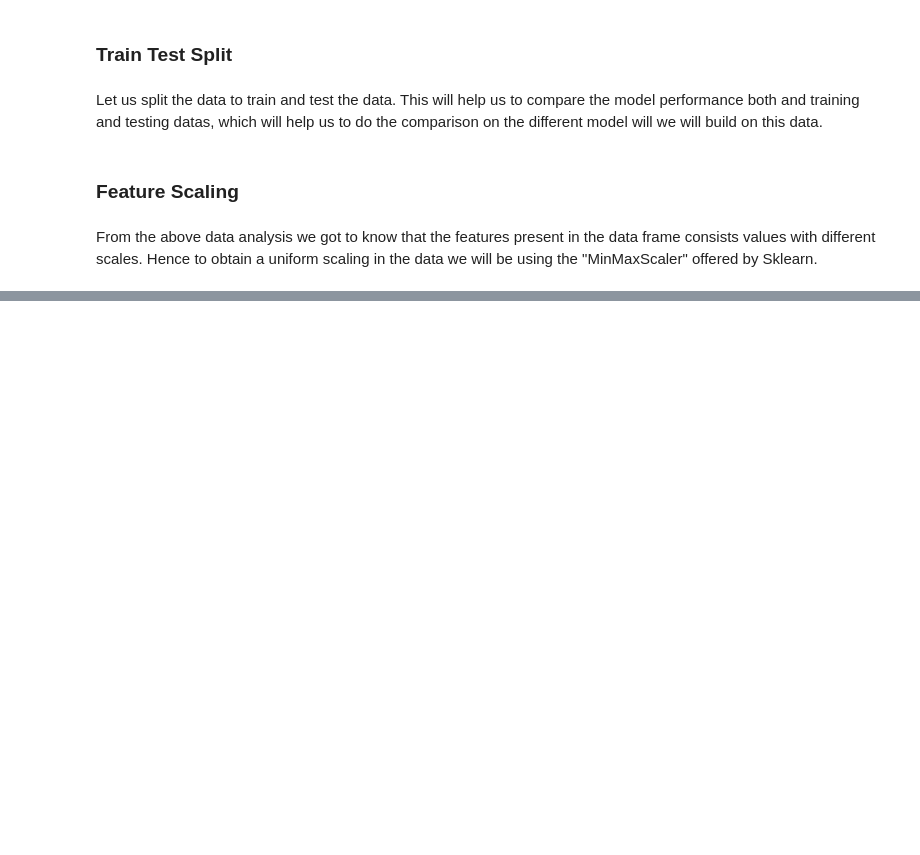
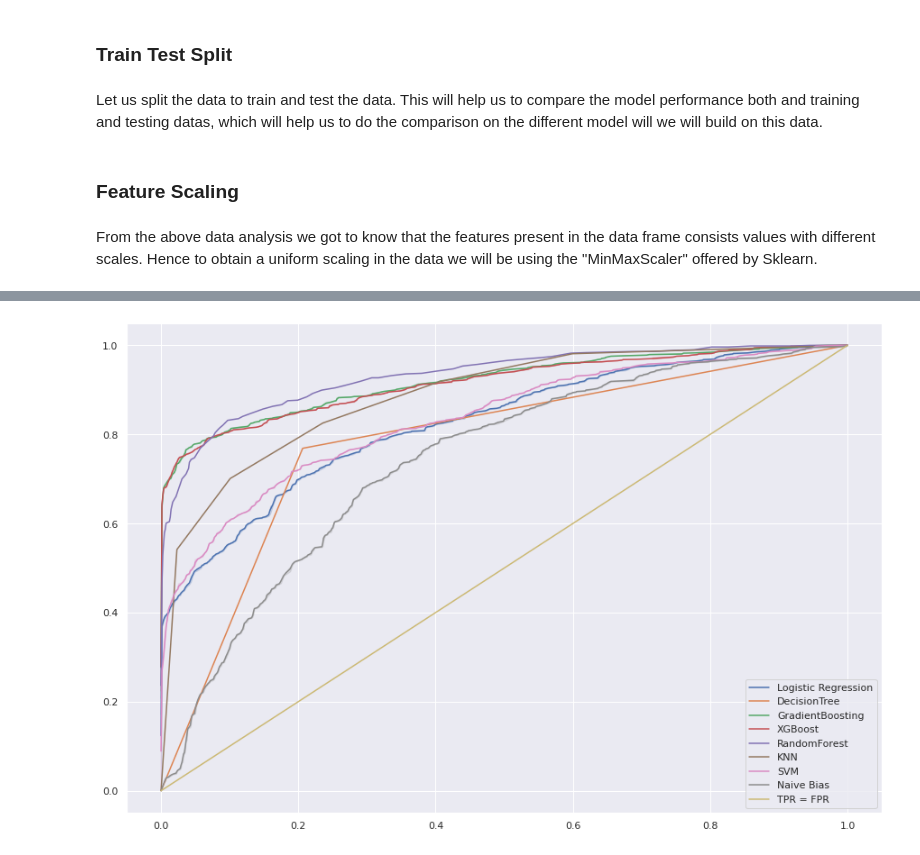
Before and after one commit to Srijan-Rai/CardioVascularRiskPrediction, a Jupyter notebook: Cardiovascular_Risk_Prediction(Classification).ipynb, the cells around one changed output, grey strips where cells are left out. Cells and saved outputs as stored; diff of their text form; code cells hidden in the pictures; blank space fills up the shorter version.

```diff
--- a/Cardiovascular_Risk_Prediction(Classification).ipynb
+++ b/Cardiovascular_Risk_Prediction(Classification).ipynb
@@ -491,0 +607,7 @@ xtest = scaler.fit_transform(xtest)
+# %%
+# ROC_AUC curve
+plt.figure(figsize = (15,10))
+for model , value in Curve.items():
+  sns.lineplot(value[0],value[1], label = model)
+# %% [output]
+[figure, added]
```
Also changed, not shown: parts of 10 cells of this notebook.
